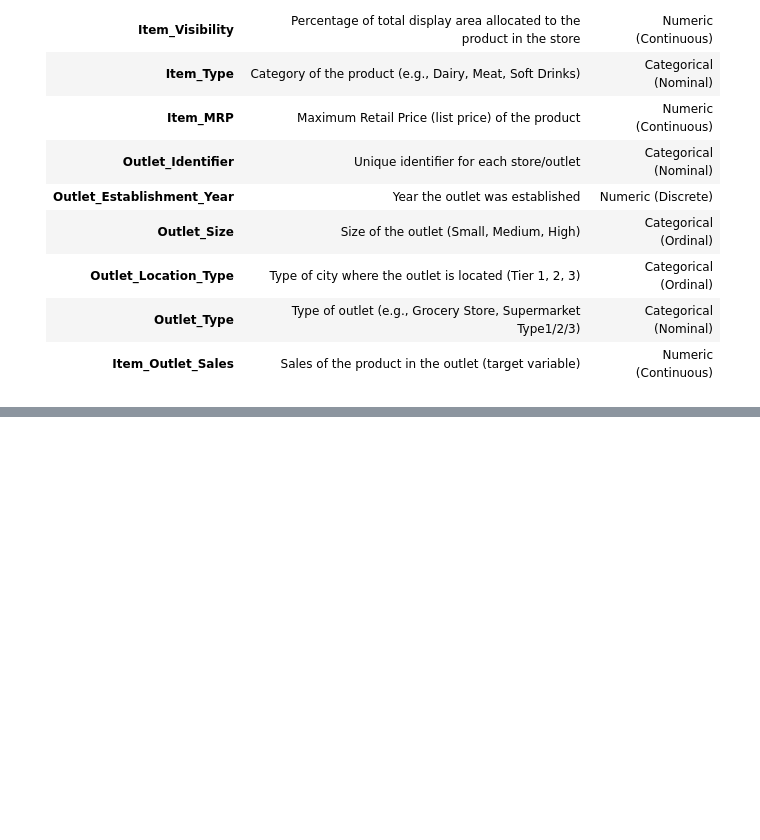
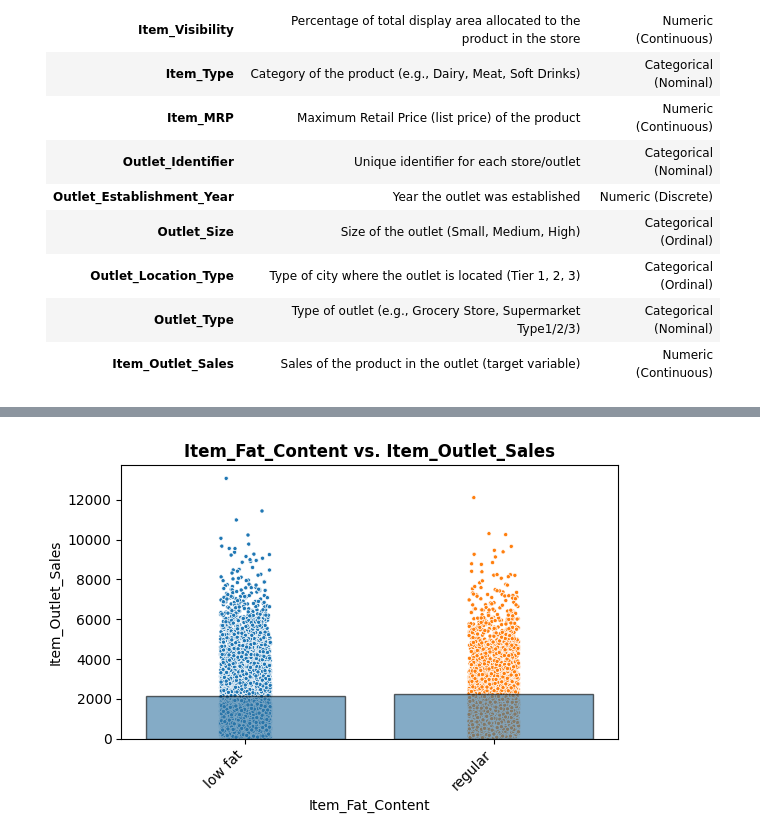
Before and after one commit to Maryam-Skaik/Prediction-of-Product-Sales, a Jupyter notebook: Prediction_of_Product_Sales.ipynb, the cells around one changed output, grey strips where cells are left out. Drawn from its saved outputs; the diff is of its cells as text; code cells hidden in the pictures; blank space fills up the shorter version.

```diff
--- a/Prediction_of_Product_Sales.ipynb
+++ b/Prediction_of_Product_Sales.ipynb
@@ -418,0 +678,5 @@ dtype: int64
+# %%
+# Run the appropriate feature vs. target function (based on dtype)
+plot_categorical_vs_target(df, feature);
+# %% [output]
+[figure, added]
```
Also changed, not shown: parts of 59 cells of this notebook.
